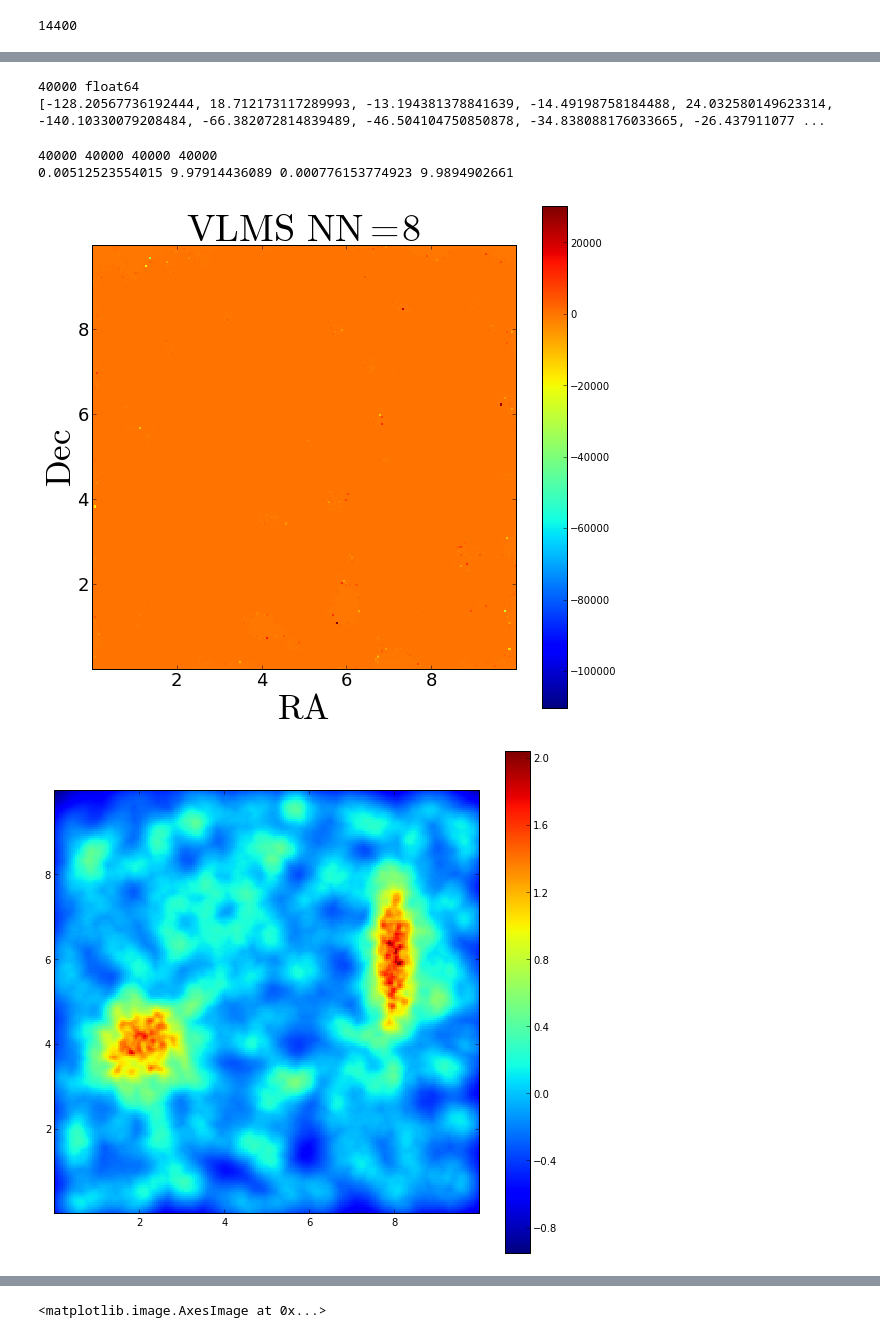
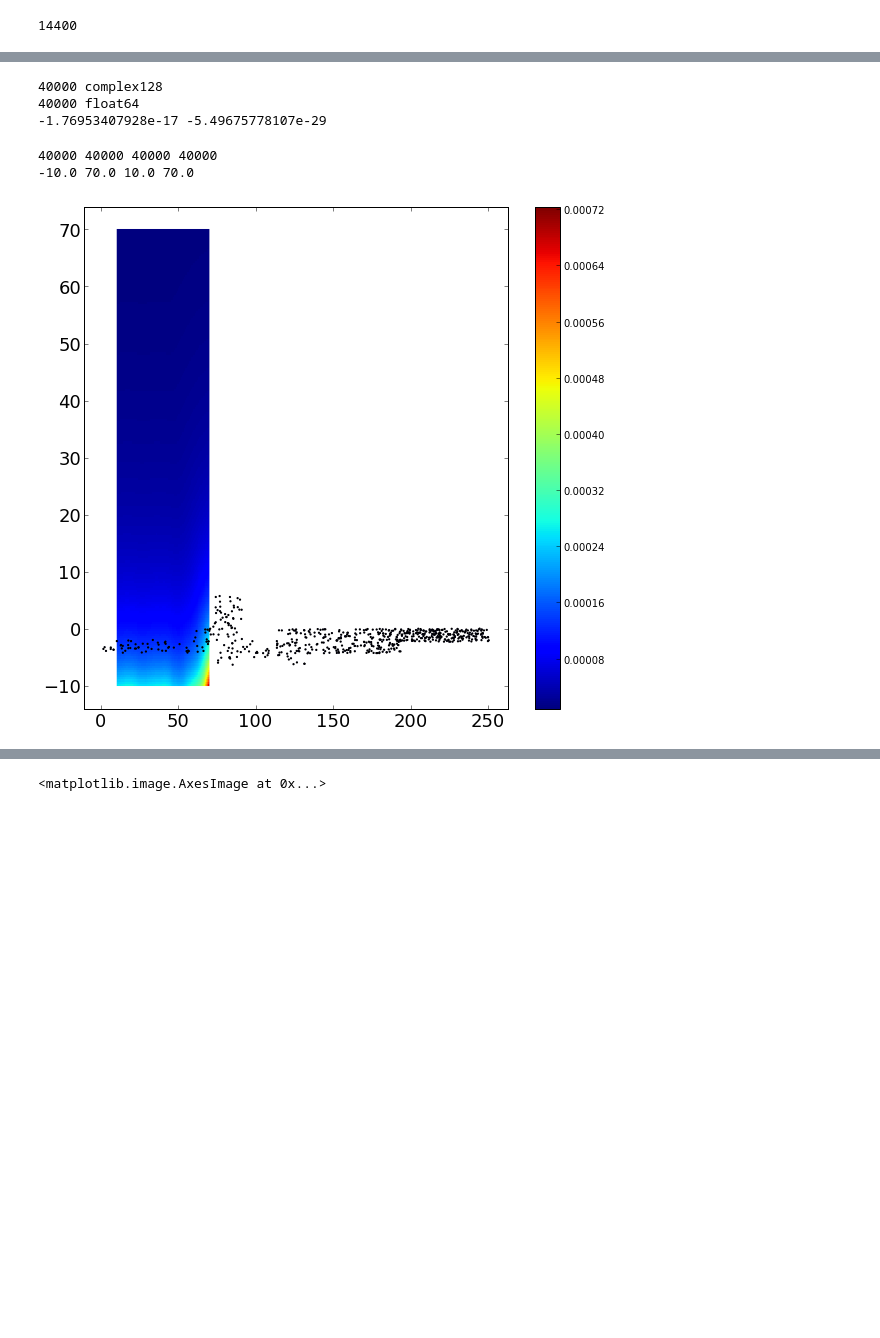
Before and after one commit to jngaravitoc/Bayesian_Homeworks, a Jupyter notebook: Bayesian_Code_2Analytic_Solution.ipynb, the cells around one changed output, grey strips where cells are left out. Drawn from its saved outputs; the diff is of its cells as text; code cells hidden in the pictures; blank space fills up the shorter version.

```diff
--- a/Bayesian_Code_2Analytic_Solution.ipynb
+++ b/Bayesian_Code_2Analytic_Solution.ipynb
@@ -82,12 +117,13 @@ Init_Distribution_Polar(100)
 # %%
 #data = np.loadtxt("/home/nicolas/Dropbox/github/Bayesian_Homeworks/CBDA/input/quest.rrab.cmj_akv.dat")
+data = np.loadtxt("/home/nicolas/Dropbox/github/Bayesian_Homeworks/CBDA/input/synth.quest.x1.dat")
 #data = np.loadtxt("/home/nicolas/Dropbox/github/Bayesian_Homeworks/CBDA/input/layden.rrls.mateu_dists.dat")
 #data = np.loadtxt("/home/nicolas/Dropbox/github/Bayesian_Homeworks/CBDA/input/sesar.rrls.mydists.dat")
 #data = np.loadtxt("/home/nicolas/Dropbox/github/Bayesian_Homeworks/JJD_VLMS.dat")
 #data = np.loadtxt("/home/nicolas/Dropbox/github/Bayesian_Homeworks/JJD_BD.dat")
 
-#X = data[:,0]*10 #- 5.679
-#Y = data[:,1]*10 #+ 127.869
+X = data[:,0] #- 5.679
+Y = data[:,4] #+ 127.869
 #R = data[:,5]
 #theta = data[:,7]
 print amin(X), amax(X), amin(Y), amax(Y)
@@ -179,21 +230,29 @@ def sigma_estimator(K, Res):
     for i in range(len(d4)): #escala los puntos del espacio
         S = []
         for j in range (K):# j escala los vecinos
-            sigma = K/(((-3.0*(d4[i][j])**2.0)/(d_0[i]**2.0)) + k[j])  # Ojo los signos están alrevez
-            S.append(sigma)
+            sigma1 = (-3*d4[i][j]**2 + k[j]*d_0[i]**2)  # Ojo los signos están alrevez
+            S.append(sigma1)
         S2 = ((sum(S)))
-        sigma_2.append(S2)
+        sigma = sqrt(-K*d_0[i]**4)/(2*S2)
+        sigma_2.append(pi*sigma**2)
     #print type(sigma), dtype(S[1]), type(S), dtype(S2), type(sigma_2)
 
-sigma_estimator(12, 200)
+sigma_estimator(8, 200)
 
 print len(sigma_2), dtype(sigma_2[1])
 #print amax(T2)
 #print sum(T)
-print sigma_2[0:20]
+sigmaT = []
+for i in range(len(sigma_2)):
+    sigmaT.append(sigma_2[i].real)
+    if sigmaT[i] == nan:
+        sigmaT[i] = 1000
+print len(sigmaT), dtype(sigmaT[2])
+print amin(sigmaT), amax(sigmaT)
 # %% [output]
+40000 complex128
 40000 float64
-[-128.20567736192444, 18.712173117289993, -13.194381378841639, -14.49198758184488, 24.032580149623314, -140.10330079208484, -66.382072814839489, -46.504104750850878, -34.838088176033665, -26.437911077 ...
+-1.76953407928e-17 -5.49675778107e-29
 # %%
 # Check color this creates the grid in order to make the density plot
 def plots(Res):
@@ -205,8 +264,8 @@ def plots(Res):
     #print F
     #global F
     #F = linspace(0, D, Res)
-    Fx = linspace(amin(X2) , amax(X2)  , Res)
-    Fy = linspace(amin(Y2) , amax(Y2)  , Res)
+    Fx = linspace(10 , 70  , Res)
+    Fy = linspace(-10 , 70  , Res)
     #FRx = linspace(amin(R*cos(theta)) - 5, amax(R*cos(theta)) + 5 , Res)
     #FRy = linspace(amin(R*sin(theta)) - 5, amax(R*sin(theta)) + 5 , Res)
     #FR = linspace(amin())
@@ -220,50 +279,55 @@ def plots(Res):
     #print len(x), len(y), len(T3)
     #print y[0:100]
 plots(200)
-print len(x), len(y), len(d_0), len(sigma_1)
+print len(x), len(y), len(d_0), len(sigmaT)
 print amin(y), amax(y), amin(x), amax(x)
+#print sigma_2[0:10]
 # %% [output]
 40000 40000 40000 40000
-0.00512523554015 9.97914436089 0.000776153774923 9.9894902661
+-10.0 70.0 10.0 70.0
 # %%
 figure(num=None, figsize=(9.5,9))
 
 xmin = amin(x)
 xmax = amax(x)
 ymin = amin(y)
 ymax = amax(y)
 
 #Rxmin = amin(R*cos(theta))
 #Rxmax = amax(R*cos(theta))
 #Rymin = amin(R*sin(theta))
 #Rymax = amax(R*sin(theta))
 
 #a = xmax - xmin
 #b = ymax - ymin
-xlabel('$\mathrm{RA}$', fontsize = 35)
-ylabel('$\mathrm{Dec}$', fontsize = 35)
-title('$\mathrm{VLMS}$ $\mathrm{NN=8}$', fontsize = 38)
+#xlabel('$\mathrm{RA}$', fontsize = 35)
+#ylabel('$\mathrm{Dec}$', fontsize = 35)
+#title('$\mathrm{\sigma}$', fontsize = 38)
 tick_params(axis='both', which='major', labelsize=18)
-hist,xedges,yedges = numpy.histogram2d(x, y, bins=(200, 200),range=[[xmin,xmax],[ymin,ymax]], weights = sigma_2)
+hist,xedges,yedges = numpy.histogram2d(x, y, bins=(200, 200),range=[[xmin,xmax],[ymin,ymax]], weights = d_0)
 hist = hist.transpose()
 my_extent = (xedges[0], xedges[-1], yedges[0], yedges[-1])
-imshow((hist), extent=[xmin, xmax, ymin, ymax], interpolation = 'nearest',origin='lower')
+aspectratio = 1.0*(xmax - xmin)/(1.0*ymax - ymin)
+imshow(np.log10(hist+1), extent=[xmin, xmax, ymin, ymax], interpolation = 'nearest',origin='lower', aspect='auto')
 colorbar(shrink = 1.0)    #this shrink is to set the scale of the colorbar
+scatter(X, Y, s=1.5)
+#aspect = auto!!
 
-#scatter((X + 0.5), (Y + 0.5), s = 1.5)
+
 #scatter(x, y, s = 0.5)
 #xlim([840, 850])
 #ylim([-20, -10])
 #savefig('VLMS_k12Res200NOLOG.png')
+#show()
+   # print hist[1:10], x[1:10], y[1:10]
+#figure(num=None, figsize=(29.5,9))
+#hist2,xedges,yedges = numpy.histogram2d(x, y, bins=(200, 200),range=[[xmin,xmax],[ymin,ymax]], weights = d_0)
+#hist2 = hist2.transpose()
+#my_extent = (xedges[0], xedges[-1], yedges[0], yedges[-1])
+#aspectratio = 1.0*(xmax - xmin)/(1.0*ymax - ymin)
+#imshow(np.log10(hist2), extent=[xmin, xmax, ymin, ymax], interpolation = 'gaussian',origin='lower', aspect='auto')
+#colorbar(shrink = 1.0)
+#scatter((X), (Y), s = 1.5)
 show()
-   # print hist[1:10], x[1:10], y[1:10]
-figure(num=None, figsize=(9.5,9))
-hist2,xedges,yedges = numpy.histogram2d(x, y, bins=(200, 200),range=[[xmin,xmax],[ymin,ymax]], weights = d_0)
-hist2 = hist2.transpose()
-my_extent = (xedges[0], xedges[-1], yedges[0], yedges[-1])
-imshow(np.log10(hist2), extent=[xmin, xmax, ymin, ymax], interpolation = 'nearest',origin='lower')
-colorbar(shrink = 1.0)
-show()
 # %% [output]
-[figure, old version]
+[figure, new version]
-[figure, removed]
```
Also changed, not shown: parts of 12 cells of this notebook.
